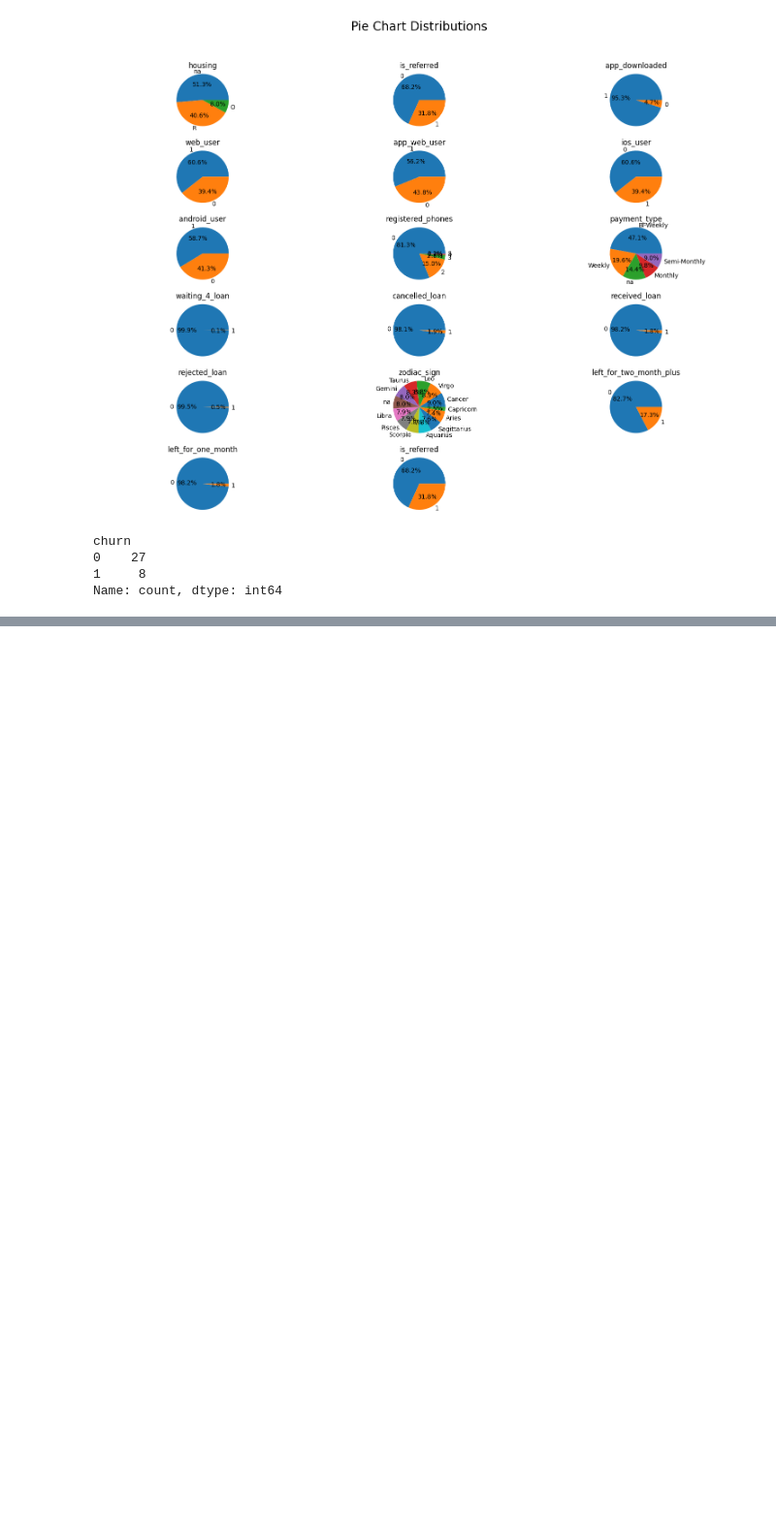
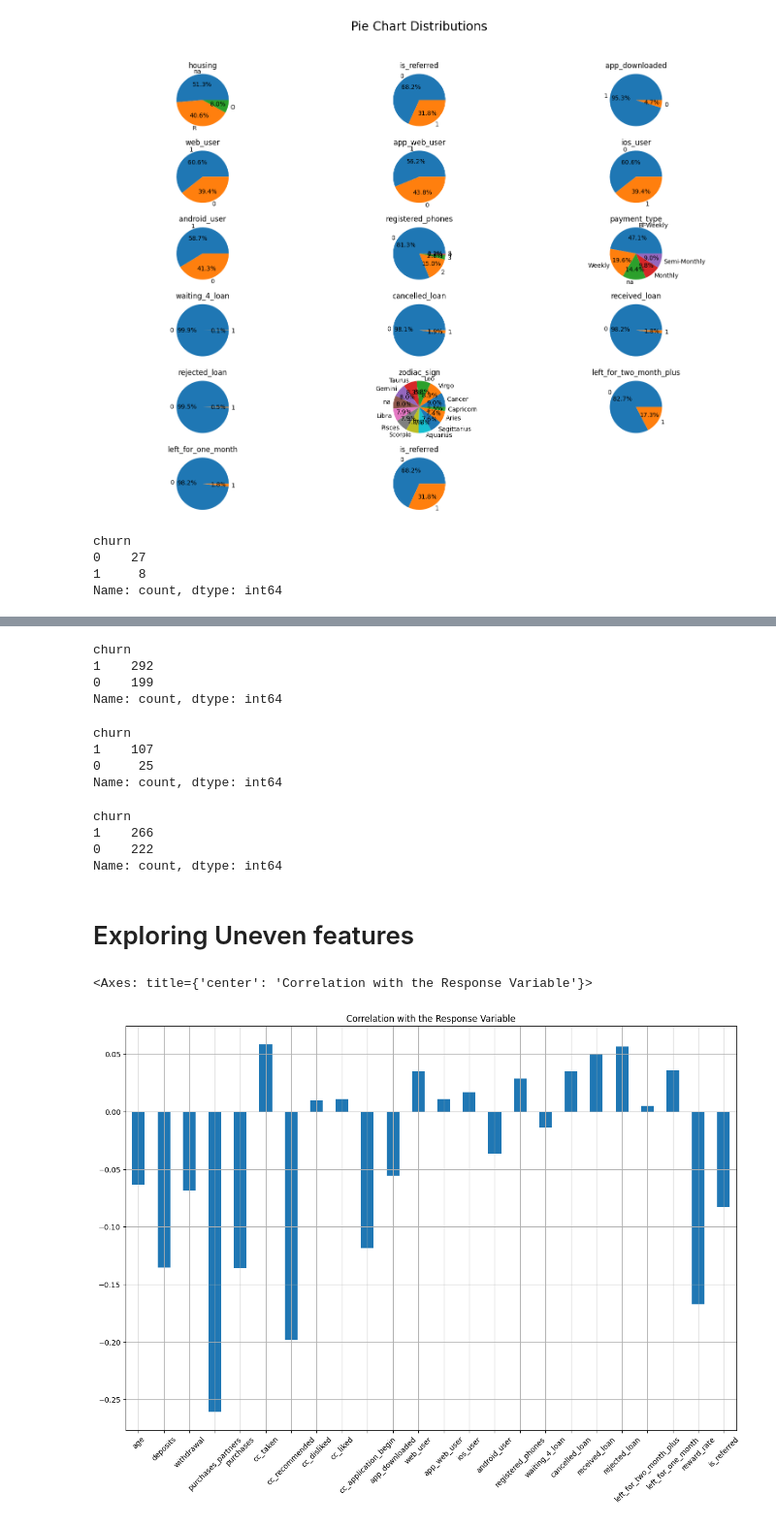
Before and after one commit to Sumaila-dev/Subscription-Churn-Minimization, a Jupyter notebook: model.ipynb, the cells around one changed output, grey strips where cells are left out. Shown at 97% size. Drawn from its saved outputs; the diff is of its cells as text; code cells hidden in the pictures; blank space fills up the shorter version.

Commit message:
exploring correlation between columns and response

```diff
--- a/model.ipynb
+++ b/model.ipynb
@@ -128 +128,30 @@ churn
 Name: count, dtype: int64
+# %%
+dataset[dataset2.received_loan == 1].churn.value_counts()
+# %% [output]
+churn
+1    292
+0    199
+Name: count, dtype: int64
+# %%
+dataset[dataset2.rejected_loan == 1].churn.value_counts()
+# %% [output]
+churn
+1    107
+0     25
+Name: count, dtype: int64
+# %%
+dataset[dataset2.left_for_one_month == 1].churn.value_counts()
+# %% [output]
+churn
+1    266
+0    222
+Name: count, dtype: int64
+# %% [markdown]
+# Exploring Uneven features
+# %%
+dataset.drop(columns = ['churn', 'user', 'housing', 'payment_type', 'zodiac_sign']).corrwith(dataset.churn).plot.bar(
+    figsize = (15, 10), title = 'Correlation with the Response Variable', fontsize = 10, rot = 45, grid = True)
+# %% [output]
+<Axes: title={'center': 'Correlation with the Response Variable'}>
+[figure, added]
```
Also changed, not shown: parts of 1 cell of this notebook.
